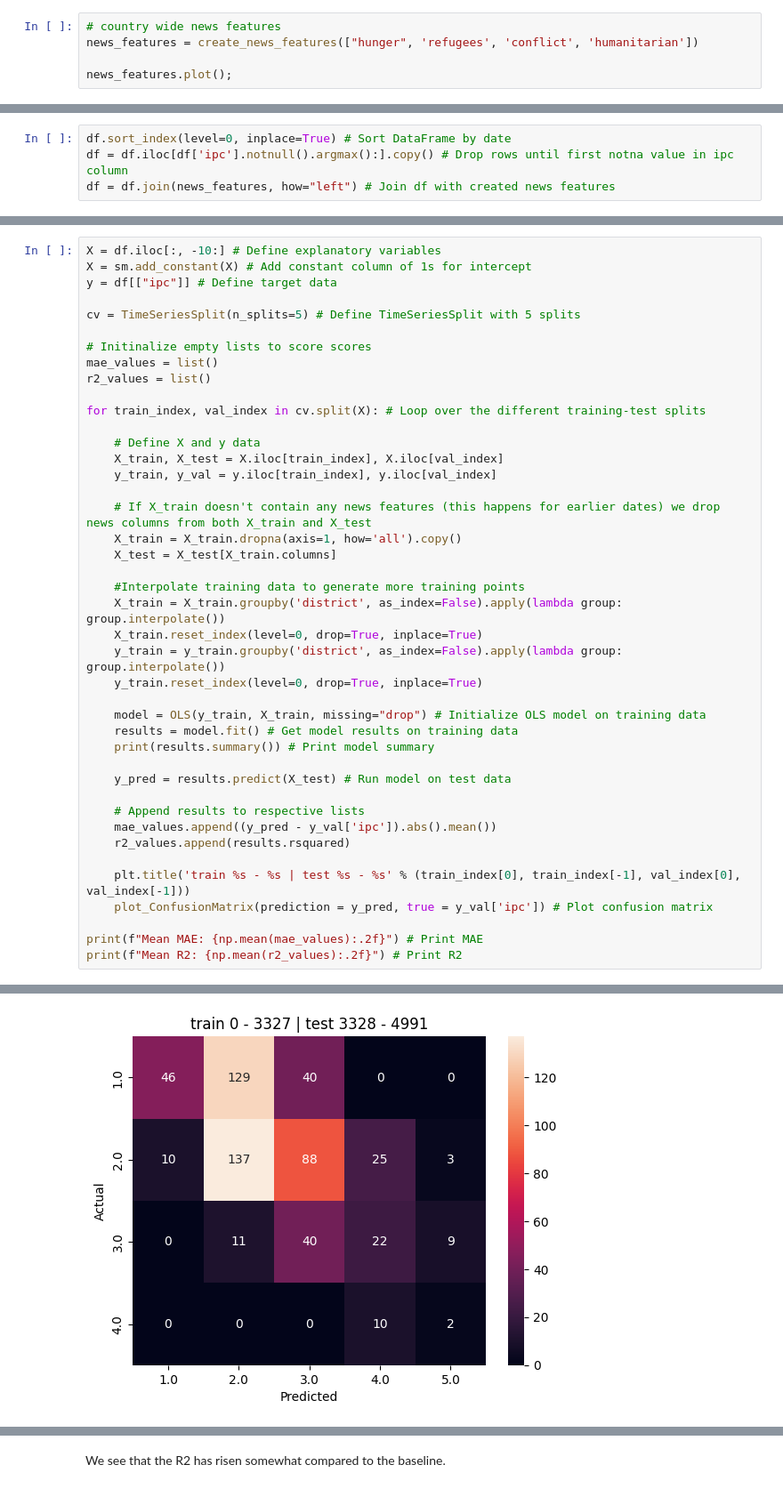
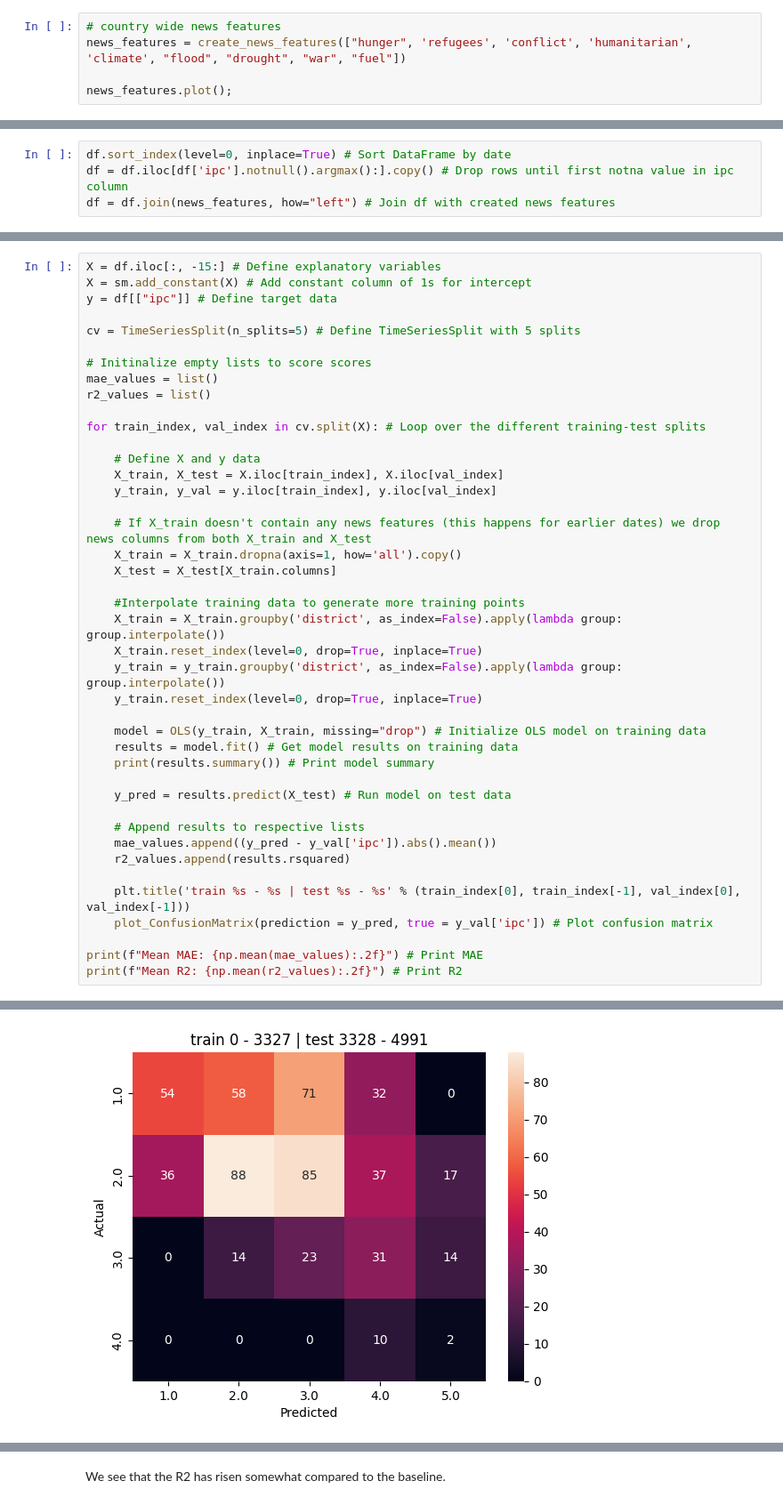
Before and after one commit to isavgt/JBG060-DC3-Group-12, a Jupyter notebook: predictions.ipynb, the cells around one changed output, grey strips where cells are left out. Shown: that part at 89% size. Saved outputs shown, nothing was run; the diff lists cells and outputs as text.

```diff
--- a/predictions.ipynb
+++ b/predictions.ipynb
@@ -333,7 +383,7 @@ The 2017 South Sudan famine is very apparent. Most of this event needs to be pre
 More info on the famine : https://en.wikipedia.org/wiki/2017_South_Sudan_famine
 # %%
 # country wide news features
-news_features = create_news_features(["hunger", 'refugees', 'conflict', 'humanitarian'])
+news_features = create_news_features(["hunger", 'refugees', 'conflict', 'humanitarian', 'climate', "flood", "drought", "war", "fuel"])
 
 news_features.plot();
 # %% [output]
@@ -364,5 +440,5 @@ df = df.join(news_features, how="left") # Join df with created news features
 # %%
-X = df.iloc[:, -10:] # Define explanatory variables
+X = df.iloc[:, -15:] # Define explanatory variables
 X = sm.add_constant(X) # Add constant column of 1s for intercept
 y = df[["ipc"]] # Define target data
 
@@ -441,4 +517,4 @@ Notes:
 strong multicollinearity or other numerical problems.
-[figure, old version]
+[figure, new version]
                             OLS Regression Results
 ==============================================================================
```
Also changed, not shown: parts of 10 cells of this notebook, 1 other file.
